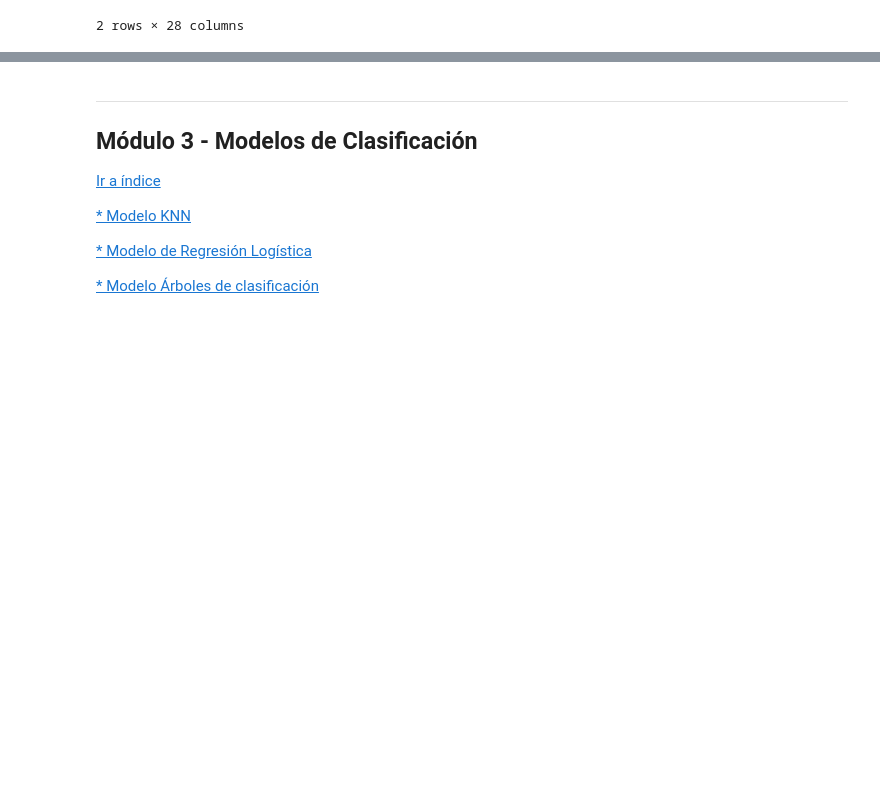
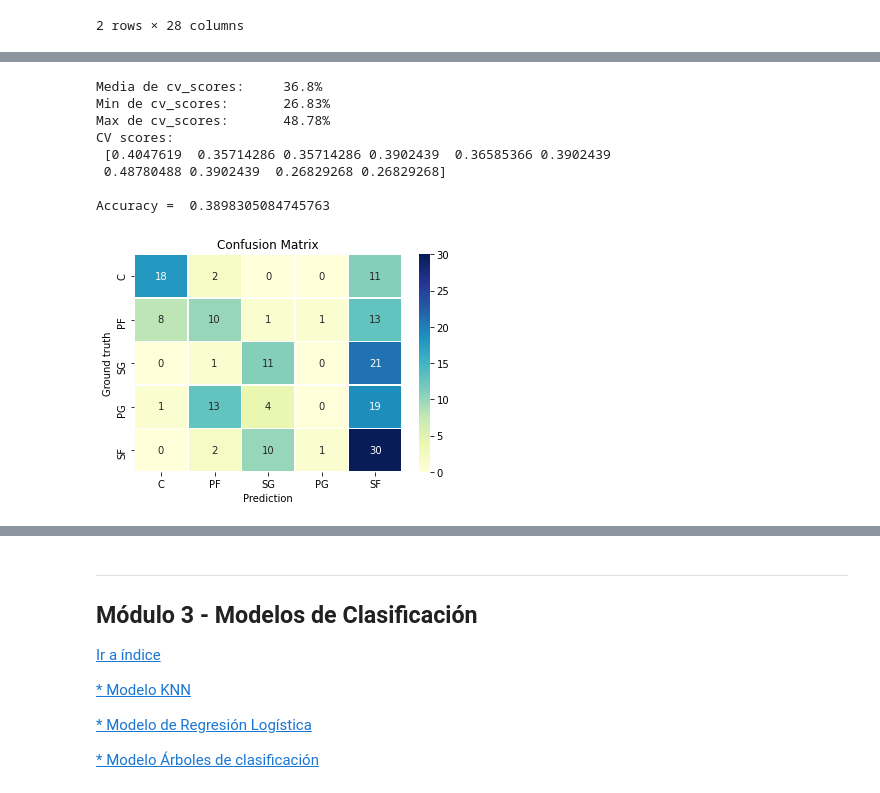
Before and after one commit to AlexandraBinder/Digital-House-Data-Science-TP3, a Jupyter notebook: Desafio_03.ipynb, the cells around one changed output, grey strips where cells are left out. Saved outputs shown, nothing was run; the diff lists cells and outputs as text; code cells hidden in the pictures; blank space fills up the shorter version.

```diff
--- a/Desafio_03.ipynb
+++ b/Desafio_03.ipynb
@@ -386,0 +414,13 @@ Accuracy: 36.16%
+# %%
+# COMBINACIÓN 2 - eliminando features con colinalidad (eliminamos intentos y valores porcentuales)
+cv_gnb(X_train_2, X_test_2, Y_train, Y_test)
+# %% [output]
+Media de cv_scores:     36.8%
+Min de cv_scores:       26.83%
+Max de cv_scores:       48.78%
+CV scores:
+ [0.4047619  0.35714286 0.35714286 0.3902439  0.36585366 0.3902439
+ 0.48780488 0.3902439  0.26829268 0.26829268]
+
+Accuracy =  0.3898305084745763
+[figure, added]
```
Also changed, not shown: parts of 41 cells of this notebook, 1 other file.
